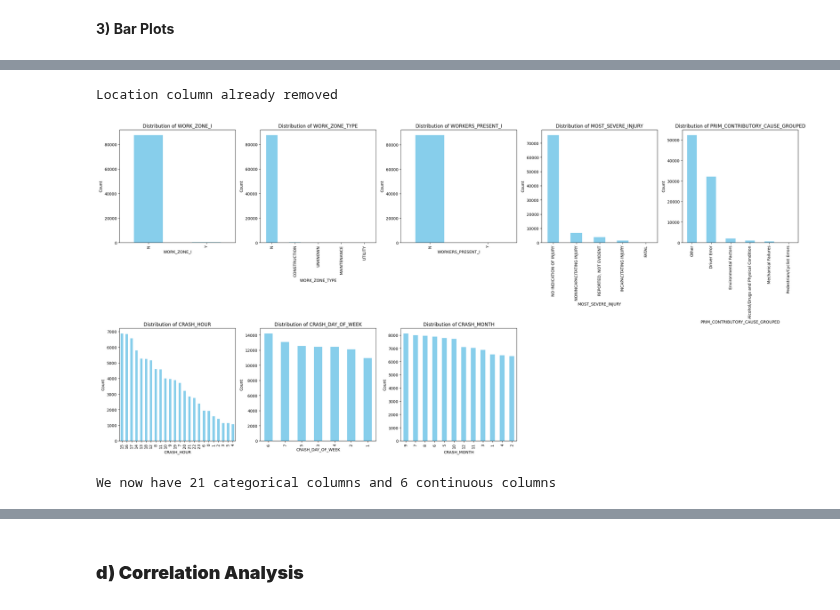
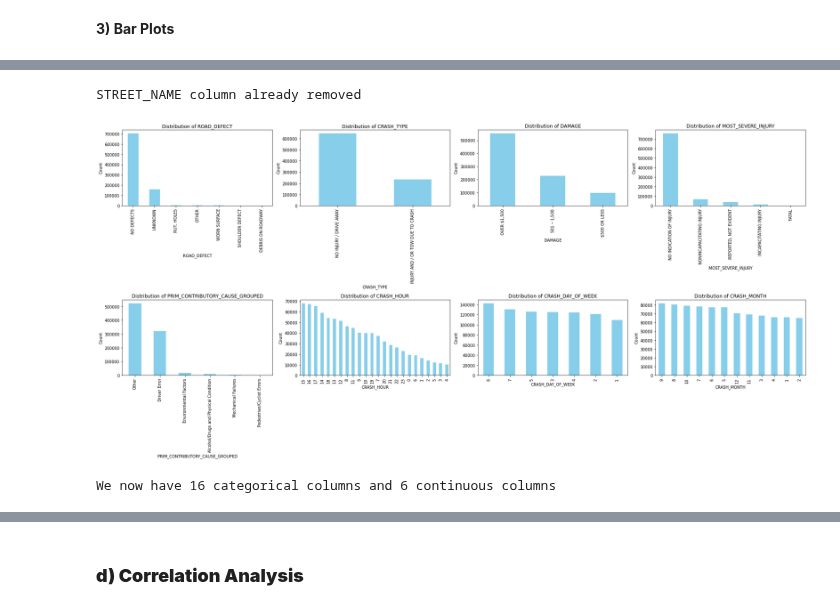
Before and after one commit to Cynthia-Njambi/City-of-Chicago-Traffic-Crashes-Project, a Jupyter notebook: groups/richard.ipynb, the cells around one changed output, grey strips where cells are left out. Cells and saved outputs as stored; diff of their text form; code cells hidden in the pictures.

```diff
--- a/groups/richard.ipynb
+++ b/groups/richard.ipynb
@@ -350,4 +349,6 @@ dtype: float64
 # %%
-print([col for col in relevant_data.columns
-    if relevant_data[col].isna().sum()/relevant_data.shape[0]*100 > 50])
+columns_to_drop = [col for col in relevant_data.columns if relevant_data[col].isna().sum()/relevant_data.shape[0]*100 > 50]
+relevant_data = relevant_data.drop(columns = columns_to_drop, axis=1)
+
+print(relevant_data.isna().sum())
 # %% [output]
@@ -407,6 +372,7 @@ dtype: int64
 # %% [markdown]
 We can drop the remaining columns with missing values as their number is small and unlikely to affect the overall data distribution materially
 # %%
-relevant_data.dropna(inplace=True)
-print('We now have {} columns with missing values'.format(relevant_data.isna().sum().sum()))
+relevant_data = relevant_data.dropna()
+print('We now have {} rows with missing values'.format(relevant_data.isna().sum().sum()))
+print('Our data now has {} rows and {} columns'.format(relevant_data.shape[0], relevant_data.shape[1]))
 # %% [output]
@@ -539,22 +506,22 @@ Further, our data does not seem to have any outliers.
 # %% [markdown]
 **3) Bar Plots**
 # %%
-#we will remove location data as it is hard to represent in the plot
-if 'LOCATION' in categorical_columns:
-  categorical_columns.remove('LOCATION')
+#we will remove STREET_NAME as it is hard to represent in the plot
+if 'STREET_NAME' in categorical_columns:
+  categorical_columns.remove('STREET_NAME')
 else:
-  print('Location column already removed')
+  print('STREET_NAME column already removed')
 
 # Determine number of rows and columns for the subplots based on the number of categorical columns
-n_cols = 5
-n_rows = (len(categorical_columns[:13]) + n_cols - 1) // n_cols  # This ensures enough rows
+n_cols = 4
+n_rows = (len(categorical_columns[:8]) + n_cols - 1) // n_cols  # This ensures enough rows
 
 fig, axes = plt.subplots(n_rows, n_cols,figsize=(25, 12)) #create subplots
 
 axes = axes.flatten() #flatten axes
 
 #plot each categorical column in a subplot
-for i, col in enumerate(categorical_columns[:13]):
+for i, col in enumerate(categorical_columns[:8]):
     relevant_data[col].value_counts().plot(kind = 'bar', ax=axes[i], color = 'skyblue')
     axes[i].set_title(f'Distribution of {col}')
     axes[i].set_xlabel(col)
@@ -570,0 +538,3 @@ plt.show()
+# %%
+for col in categorical_columns:
+    print(col, relevant_data[col].nunique())
@@ -571,33 +558,34 @@ plt.show()
 # %%
-#we will remove location data as it is hard to represent in the plot
-if 'LOCATION' in categorical_columns:
-  categorical_columns.remove('LOCATION')
+#plot the rest of the categorical columns
+#we will remove STREET_NAME as it is hard to represent in the plot
+if 'STREET_NAME' in categorical_columns:
+  categorical_columns.remove('STREET_NAME')
 else:
-  print('Location column already removed')
+  print('STREET_NAME column already removed')
 
 # Determine number of rows and columns for the subplots based on the number of categorical columns
-n_cols = 5
-n_rows = (len(categorical_columns[13:]) + n_cols - 1) // n_cols  # This ensures enough rows
+n_cols = 4
+n_rows = (len(categorical_columns[8:]) + n_cols - 1) // n_cols  # This ensures enough rows
 
 fig, axes = plt.subplots(n_rows, n_cols,figsize=(25, 12)) #create subplots
 
 axes = axes.flatten() #flatten axes
 
 #plot each categorical column in a subplot
-for i, col in enumerate(categorical_columns[13:]):
+for i, col in enumerate(categorical_columns[8:]):
     relevant_data[col].value_counts().plot(kind = 'bar', ax=axes[i], color = 'skyblue')
     axes[i].set_title(f'Distribution of {col}')
     axes[i].set_xlabel(col)
     axes[i].set_ylabel('Count')
 
 #remove empty subplots
 for j in range(i+1, len(axes)):
     fig.delaxes(axes[j])
 
 plt.tight_layout() #prevent overlapping
 plt.show()
 print(f"We now have {len(categorical_columns)} categorical columns and {len(continuous_columns)} continuous columns")
 # %% [output]
-Location column already removed
+STREET_NAME column already removed
-[figure, old version]
+[figure, new version]
-We now have 21 categorical columns and 6 continuous columns
+We now have 16 categorical columns and 6 continuous columns
```
Also changed, not shown: parts of 86 cells of this notebook.
